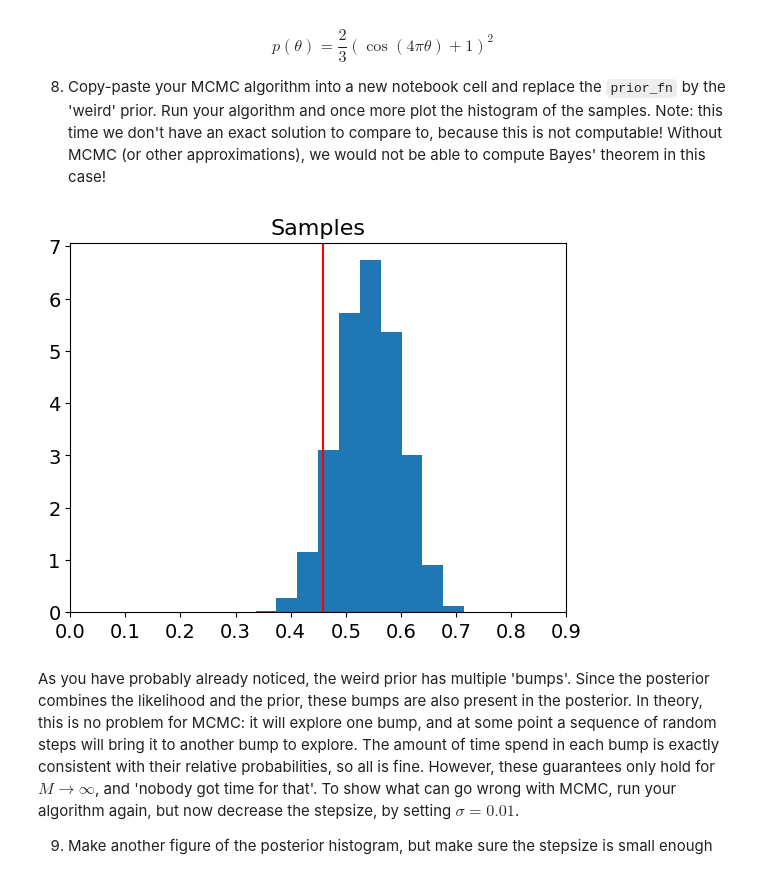
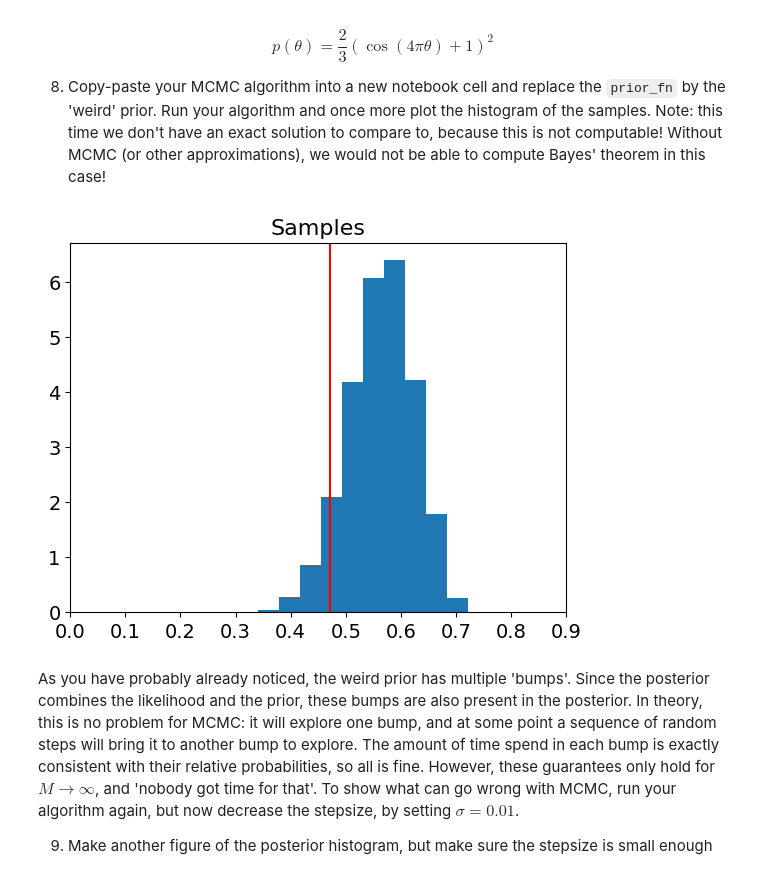
Before and after one commit to TimAvans/BayesianStatistics, a Jupyter notebook: TimJanssen_s1125701_BrittStoffels_s1054953_Assignment3.ipynb, the cells around one changed output. Drawn from its saved outputs; the diff is of its cells as text; code cells hidden in the pictures.

```diff
--- a/TimJanssen_s1125701_BrittStoffels_s1054953_Assignment3.ipynb
+++ b/TimJanssen_s1125701_BrittStoffels_s1054953_Assignment3.ipynb
@@ -61,7 +61,7 @@ plt.rc('legend', fontsize=16)   # legend fontsize
 plt.rc('figure', titlesize=16)  # fontsize of the figure title
 plt.rc('figure', titlesize=16)  # fontsize of the figure title
 
-z, N = 17, 28
+z, N = 13, 18
 a, b = 3, 7
 
 fig, axes = plt.subplots(nrows=1, ncols=3, figsize=(18, 4), sharex=False, constrained_layout=False)
@@ -109,7 +109,7 @@ import numpy as np
 import scipy
 from typing import Union
 import matplotlib
-z, N = 17, 28
+z, N = 13, 18
 a, b = 3, 7
 
 # Input: likelihood_fn, prior_fn, number of samples M
@@ -173,7 +173,7 @@ plt.rc('legend', fontsize=16)   # legend fontsize
 plt.rc('figure', titlesize=16)  # fontsize of the figure title
 plt.rc('figure', titlesize=16)  # fontsize of the figure title
 
-z, N = 17, 28
+z, N = 13, 18
 a, b = 3, 7
 
 fig, axes = plt.subplots(nrows=1, ncols=2, figsize=(18, 4), sharex=False, constrained_layout=False)
@@ -221,7 +221,7 @@ import numpy as np
 import scipy
 from typing import Union
 import matplotlib
-z, N = 17, 28
+z, N = 13, 18
 a, b = 3, 7
 
 # Input: likelihood_fn, prior_fn, number of samples M
@@ -292,7 +292,7 @@ import numpy as np
 import scipy
 from typing import Union
 import matplotlib
-z, N = 17, 28
+z, N = 13, 18
 a, b = 3, 7
 
 # Input: likelihood_fn, prior_fn, number of samples M
@@ -339,35 +339,35 @@ for i in range(1, M):
 
     acceptance_ratio = compute_acceptance_ratio(theta_proposal, theta_samples[i-1], z, N, a, b)
     acceptance_ratio = np.min([1.0, acceptance_ratio])  # the ratio can be > 1, but an accept probability should not
     if np.random.uniform() < acceptance_ratio:  # Determine what we do with the proposal
         theta_samples[i] = theta_proposal
     else:
         theta_samples[i] = theta_samples[i-1]
 
 
 
 #Plotting the results:
 plt.rc('font', size=14)         # default fontsize
 plt.rc('axes', titlesize=16)    # fontsize of the axes title
 plt.rc('axes', labelsize=16)    # fontsize of the x and y labels
 plt.rc('xtick', labelsize=14)   # fontsize of the tick labels
 plt.rc('ytick', labelsize=14)   # fontsize of the tick labels
 plt.rc('legend', fontsize=16)   # legend fontsize
 plt.rc('figure', titlesize=16)  # fontsize of the figure title
 plt.rc('figure', titlesize=16)  # fontsize of the figure title
 
-z, N = 17, 28
+z, N = 13, 18
 a, b = 3, 7
 
 # fig, axes = plt.subplots(nrows=1, ncols=1, figsize=(18, 4), sharex=False, constrained_layout=False)
 
 plt.hist(theta_samples, density=True)
 plt.title('Samples')
 plt.xticks(np.arange(0, 1, step=0.1))
 plt.axvline(theta_samples[0], color='red')
 plt.show()
 # %% [output]
-[figure, old version]
+[figure, new version]
 # %% [markdown]
 As you have probably already noticed, the weird prior has multiple 'bumps'. Since the posterior combines the likelihood and the prior, these bumps are also present in the posterior. In theory, this is no problem for MCMC: it will explore one bump, and at some point a sequence of random steps will bring it to another bump to explore. The amount of time spend in each bump is exactly consistent with their relative probabilities, so all is fine. However, these guarantees only hold for $M\rightarrow \infty$, and 'nobody got time for that'. To show what can go wrong with MCMC, run your algorithm again, but now decrease the stepsize, by setting $\sigma=0.01$.
 
```
Also changed, not shown: parts of 3 cells of this notebook.
